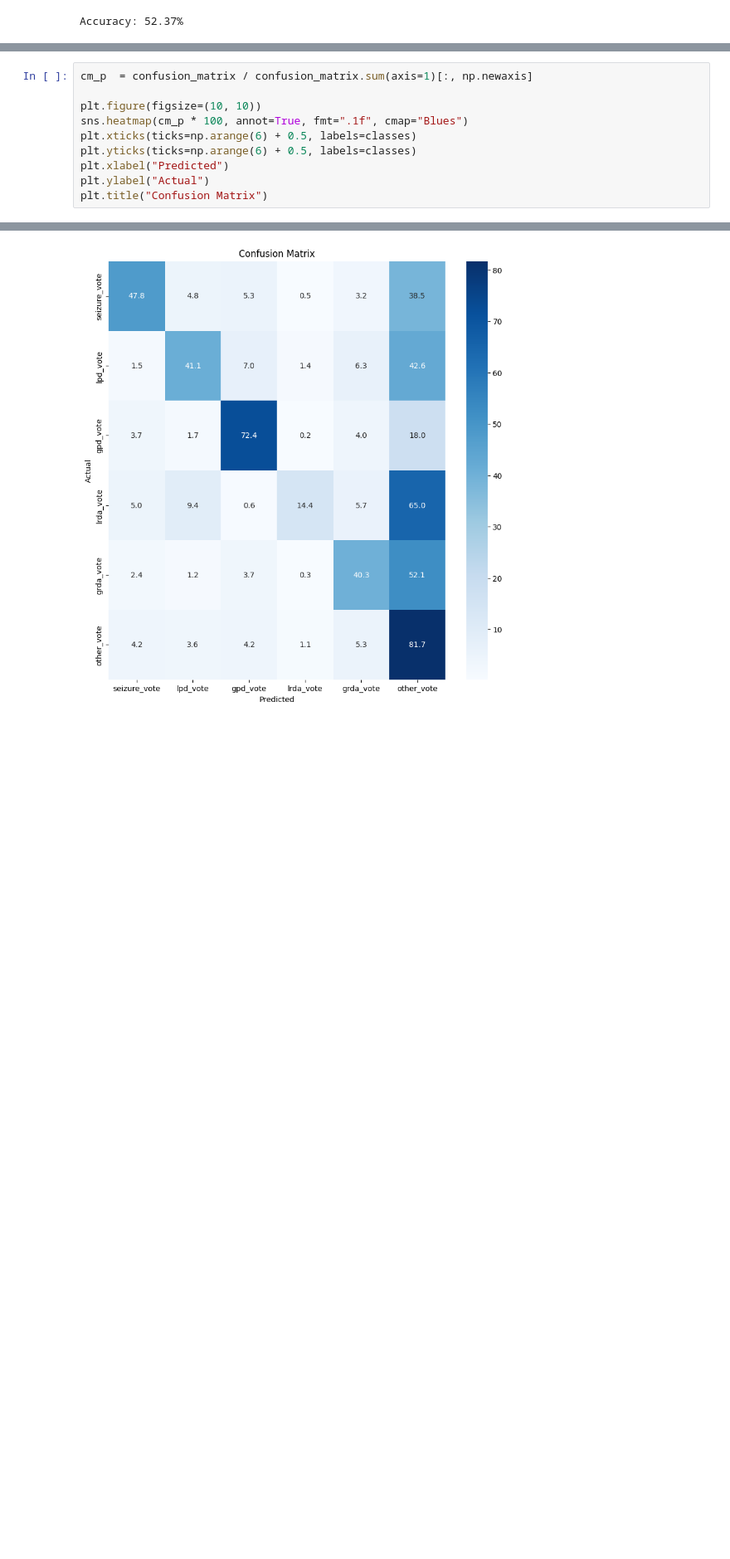
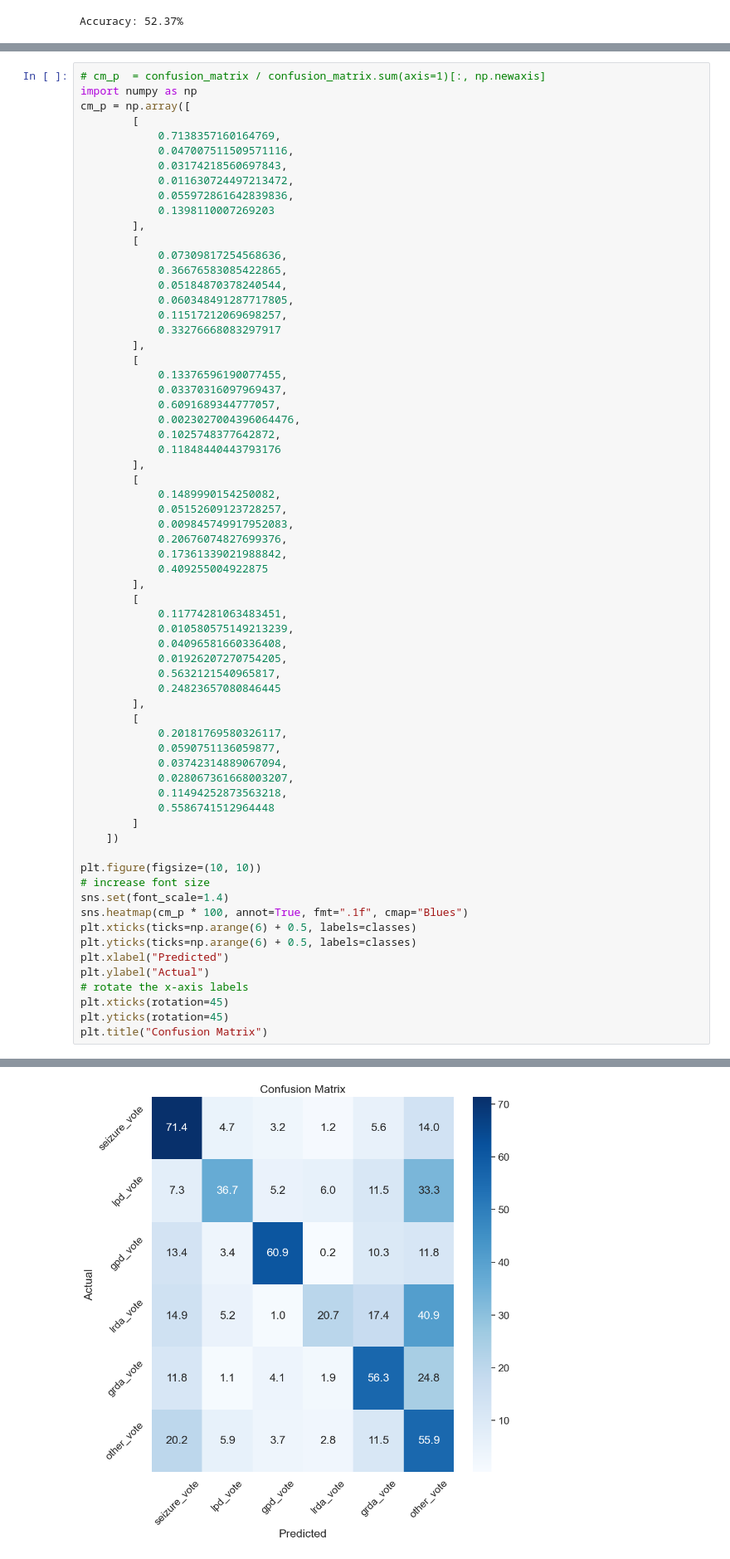
Before and after one commit to AmyRouillard/eegClassification, a Jupyter notebook: notebooks/Model training/transferlearning copy.ipynb, the cells around one changed output, grey strips where cells are left out. Shown at 83% size. Drawn from its saved outputs; the diff is of its cells as text; blank space fills up the shorter version.

```diff
--- a/notebooks/Model training/transferlearning copy.ipynb
+++ b/notebooks/Model training/transferlearning copy.ipynb
@@ -313,13 +311,69 @@ plt.show()
 # %%
-cm_p  = confusion_matrix / confusion_matrix.sum(axis=1)[:, np.newaxis]
+# cm_p  = confusion_matrix / confusion_matrix.sum(axis=1)[:, np.newaxis]
+import numpy as np
+cm_p = np.array([
+        [
+            0.7138357160164769,
+            0.047007511509571116,
+            0.03174218560697843,
+            0.011630724497213472,
+            0.055972861642839836,
+            0.1398110007269203
+        ],
+        [
+            0.07309817254568636,
+            0.36676583085422865,
+            0.05184870378240544,
+            0.060348491287717805,
+            0.11517212069698257,
+            0.33276668083297917
+        ],
+        [
+            0.13376596190077455,
+            0.03370316097969437,
+            0.6091689344777057,
+            0.0023027004396064476,
+            0.1025748377642872,
+            0.11848440443793176
+        ],
+        [
+            0.1489990154250082,
+            0.05152609123728257,
+            0.009845749917952083,
+            0.20676074827699376,
+            0.17361339021988842,
+            0.409255004922875
+        ],
+        [
+            0.11774281063483451,
+            0.010580575149213239,
+            0.04096581660336408,
+            0.01926207270754205,
+            0.5632121540965817,
+            0.24823657080846445
+        ],
+        [
+            0.20181769580326117,
+            0.0590751136059877,
+            0.03742314889067094,
+            0.028067361668003207,
+            0.11494252873563218,
+            0.5586741512964448
+        ]
+    ])
 
 plt.figure(figsize=(10, 10))
+# increase font size
+sns.set(font_scale=1.4)
 sns.heatmap(cm_p * 100, annot=True, fmt=".1f", cmap="Blues")
 plt.xticks(ticks=np.arange(6) + 0.5, labels=classes)
 plt.yticks(ticks=np.arange(6) + 0.5, labels=classes)
 plt.xlabel("Predicted")
 plt.ylabel("Actual")
+# rotate the x-axis labels
+plt.xticks(rotation=45)
+plt.yticks(rotation=45)
 plt.title("Confusion Matrix")
 # %% [output]
 Text(0.5, 1.0, 'Confusion Matrix')
-[figure, old version]
+[figure, new version]
```
Also changed, not shown: parts of 4 cells of this notebook, 1 other file.
